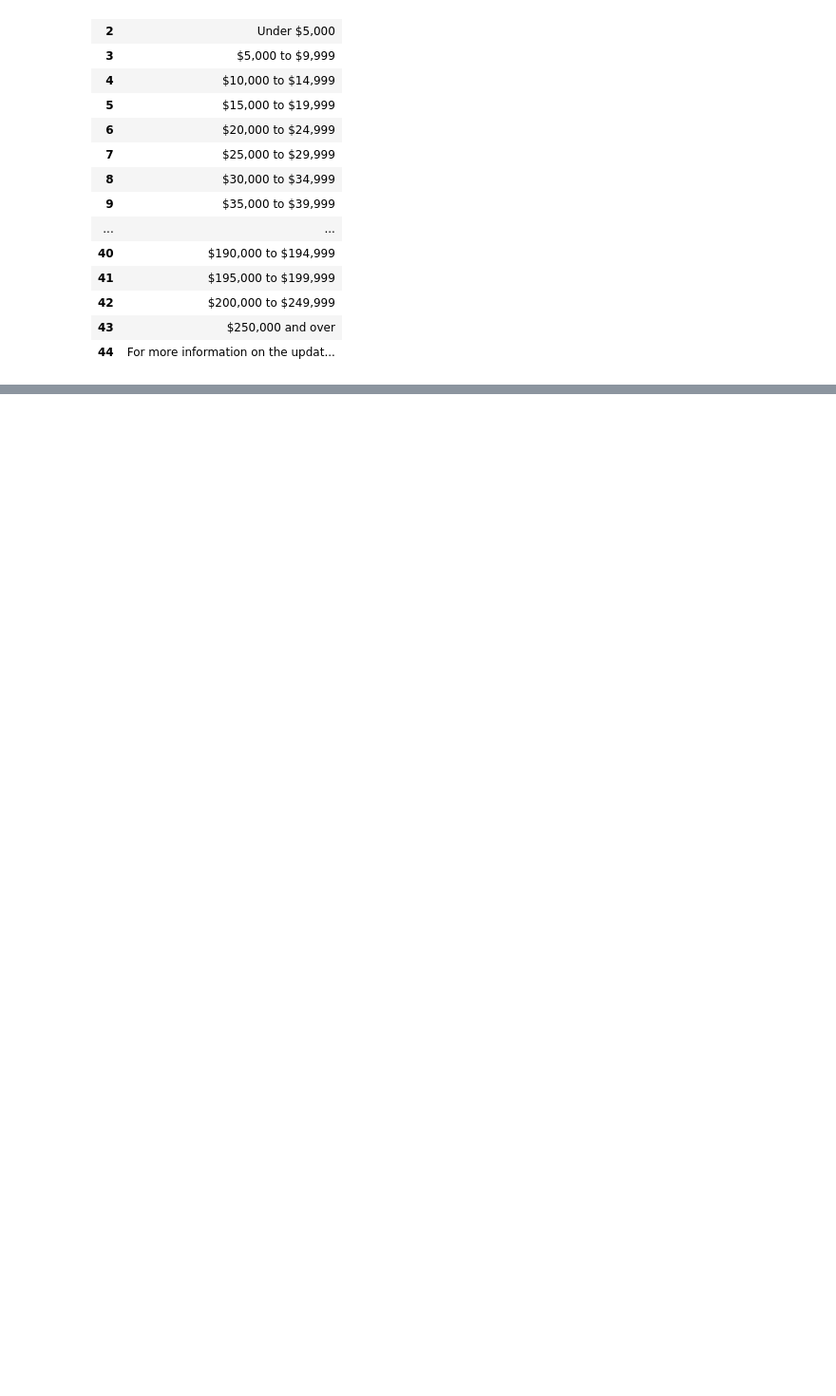
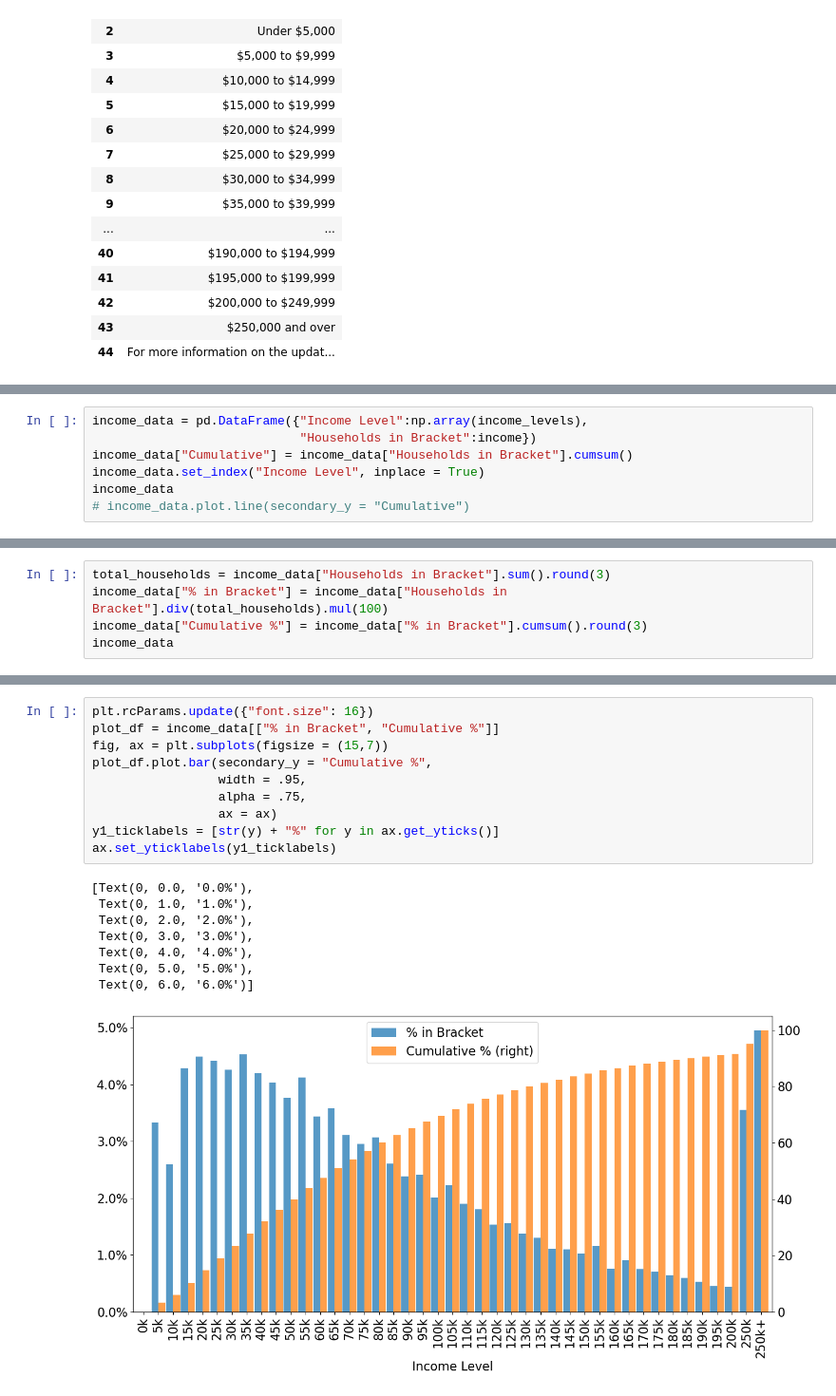
Before and after one commit to MattKrepp1/Econ-411, a Jupyter notebook: In Class Projects/Project 4 - Chapter 3.ipynb, the cells around one changed output, grey strips where cells are left out. Shown at 95% size. Saved outputs shown, nothing was run; the diff lists cells and outputs as text; blank space fills up the shorter version.

```diff
--- a/In Class Projects/Project 4 - Chapter 3.ipynb
+++ b/In Class Projects/Project 4 - Chapter 3.ipynb
@@ -354,3 +355,10 @@ income_levels
  '200k',
  '250k',
  '250k+']
+# %%
+income_data = pd.DataFrame({"Income Level":np.array(income_levels),
+                            "Households in Bracket":income})
+income_data["Cumulative"] = income_data["Households in Bracket"].cumsum()
+income_data.set_index("Income Level", inplace = True)
+income_data
+# income_data.plot.line(secondary_y = "Cumulative")
@@ -356,0 +384,5 @@ income_levels
+# %%
+total_households = income_data["Households in Bracket"].sum().round(3)
+income_data["% in Bracket"] = income_data["Households in Bracket"].div(total_households).mul(100)
+income_data["Cumulative %"] = income_data["% in Bracket"].cumsum().round(3)
+income_data
@@ -356,0 +408,19 @@ income_levels
+# %%
+plt.rcParams.update({"font.size": 16})
+plot_df = income_data[["% in Bracket", "Cumulative %"]]
+fig, ax = plt.subplots(figsize = (15,7))
+plot_df.plot.bar(secondary_y = "Cumulative %",
+                 width = .95,
+                 alpha = .75,
+                 ax = ax)
+y1_ticklabels = [str(y) + "%" for y in ax.get_yticks()]
+ax.set_yticklabels(y1_ticklabels)
+# %% [output]
+[Text(0, 0.0, '0.0%'),
+ Text(0, 1.0, '1.0%'),
+ Text(0, 2.0, '2.0%'),
+ Text(0, 3.0, '3.0%'),
+ Text(0, 4.0, '4.0%'),
+ Text(0, 5.0, '5.0%'),
+ Text(0, 6.0, '6.0%')]
+[figure, added]
```
Also changed, not shown: parts of 5 cells of this notebook.
